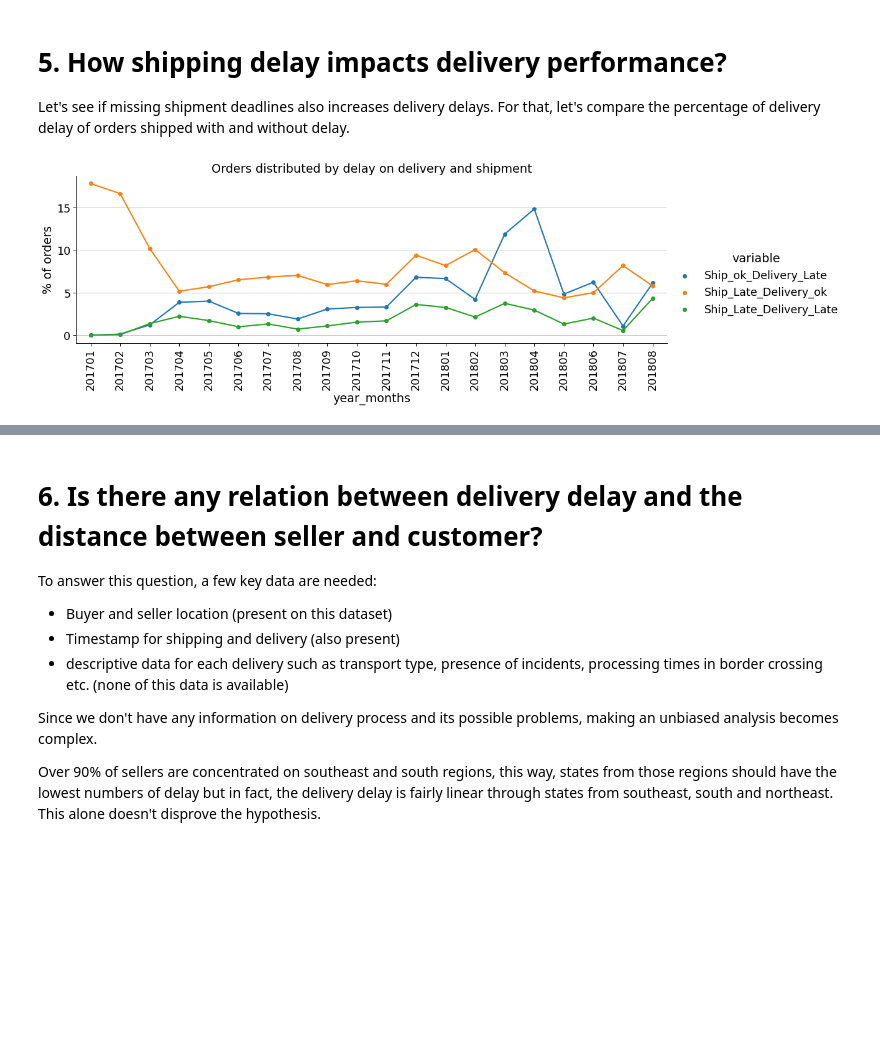
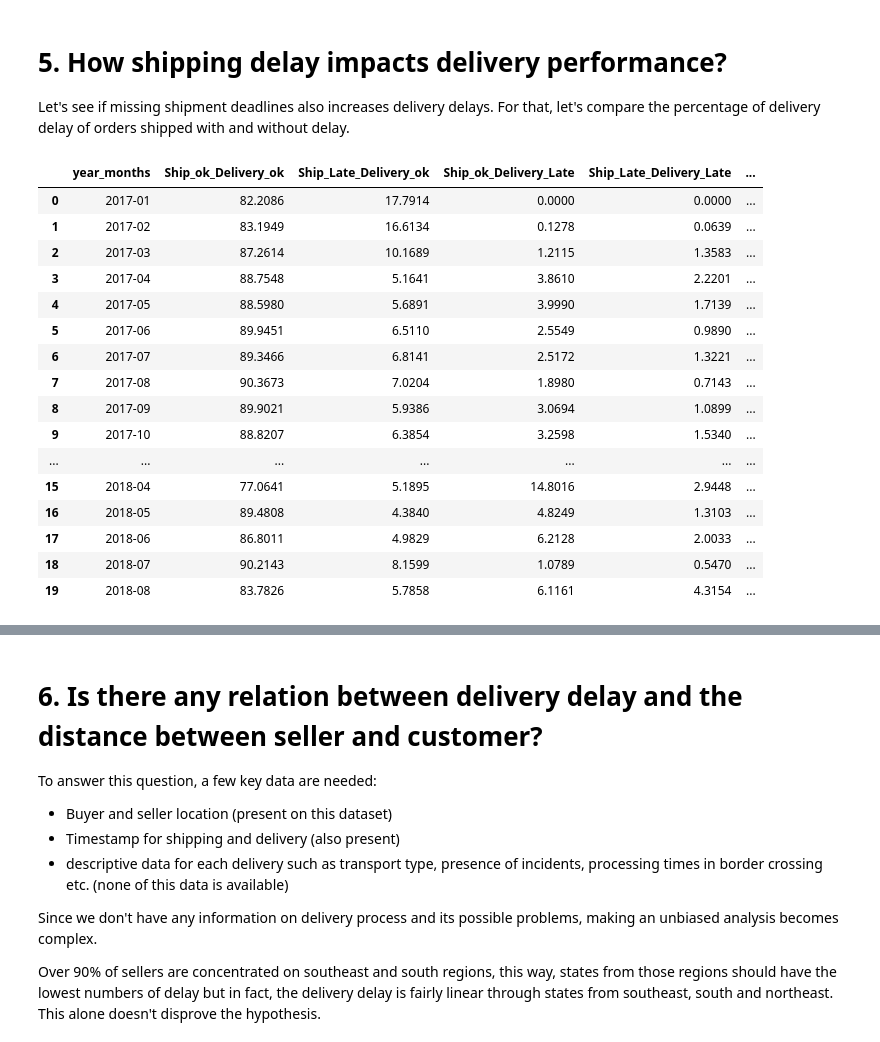
Before and after one commit to hbeltrao/Olist-EDA-Project, a Jupyter notebook: 3-Prototypes/shippment-and-delivery-delay-analysis.ipynb, the cells around one changed output, grey strips where cells are left out. Saved outputs shown, nothing was run; the diff lists cells and outputs as text; code cells hidden in the pictures; blank space fills up the shorter version.

```diff
--- a/3-Prototypes/shippment-and-delivery-delay-analysis.ipynb
+++ b/3-Prototypes/shippment-and-delivery-delay-analysis.ipynb
@@ -443,20 +1072,31 @@ Let's see if missing shipment deadlines also increases delivery delays. For that
 # %%
 # Fetching the order delivery data aggregated by year_month and with shipping delay flag
 
-period = ('2017-01-01 00:00:00', '2018-08-31 23:59:59')
-
-# Loading the query
 with open("2-Queries/1-Shipment_and_delivery/Ship_and_delivery_status.sql") as query:
     delivery_percentage_with_shipment_status= pd.read_sql_query(query.read(), params=period, con=connection)
+
+# Converting the year_months column to datetype to better display on graph axis
+delivery_percentage_with_shipment_status['year_months'] = pd.to_datetime(delivery_percentage_with_shipment_status['year_months'],format='%Y%m').dt.to_period('M')
+
+# Creating a copy of year_months column as strings to better display on the hover tooltips
+delivery_percentage_with_shipment_status['date'] = delivery_percentage_with_shipment_status['year_months'].astype('str')
+
+delivery_percentage_with_shipment_status
+# %% [output]
+|  | year_months | Ship_ok_Delivery_ok | Ship_Late_Delivery_ok | Ship_ok_Delivery_Late | Ship_Late_Delivery_Late | ... |
+| 0 | 2017-01 | 82.2086 | 17.7914 | 0.0000 | 0.0000 | ... |
+| 1 | 2017-02 | 83.1949 | 16.6134 | 0.1278 | 0.0639 | ... |
+| 2 | 2017-03 | 87.2614 | 10.1689 | 1.2115 | 1.3583 | ... |
+| 3 | 2017-04 | 88.7548 | 5.1641 | 3.8610 | 2.2201 | ... |
+| 4 | 2017-05 | 88.5980 | 5.6891 | 3.9990 | 1.7139 | ... |
+| 5 | 2017-06 | 89.9451 | 6.5110 | 2.5549 | 0.9890 | ... |
+| 6 | 2017-07 | 89.3466 | 6.8141 | 2.5172 | 1.3221 | ... |
+| 7 | 2017-08 | 90.3673 | 7.0204 | 1.8980 | 0.7143 | ... |
+| 8 | 2017-09 | 89.9021 | 5.9386 | 3.0694 | 1.0899 | ... |
+| 9 | 2017-10 | 88.8207 | 6.3854 | 3.2598 | 1.5340 | ... |
+| ... | ... | ... | ... | ... | ... | ... |
+| 15 | 2018-04 | 77.0641 | 5.1895 | 14.8016 | 2.9448 | ... |
+| 16 | 2018-05 | 89.4808 | 4.3840 | 4.8249 | 1.3103 | ... |
+| 17 | 2018-06 | 86.8011 | 4.9829 | 6.2128 | 2.0033 | ... |
+| 18 | 2018-07 | 90.2143 | 8.1599 | 1.0789 | 0.5470 | ... |
+| 19 | 2018-08 | 83.7826 | 5.7858 | 6.1161 | 4.3154 | ... |
-# %%
-delivery_percentage_with_shipment_status_pivoted = pd.melt(delivery_percentage_with_shipment_status, id_vars='year_months', value_vars=["Ship_ok_Delivery_Late", "Ship_Late_Delivery_ok", "Ship_Late_Delivery_Late"])
-
-sns.catplot(data=delivery_percentage_with_shipment_status_pivoted, x='year_months', y='value', hue='variable', kind='point', aspect=3, ci=None)
-
-plt.xticks(rotation=90)
-plt.ylabel('% of orders')
-plt.title('Orders distributed by delay on delivery and shipment')
-plt.grid(axis='y')
-plt.show()
-# %% [output]
-[figure, removed]
```
Also changed, not shown: parts of 46 cells of this notebook.
